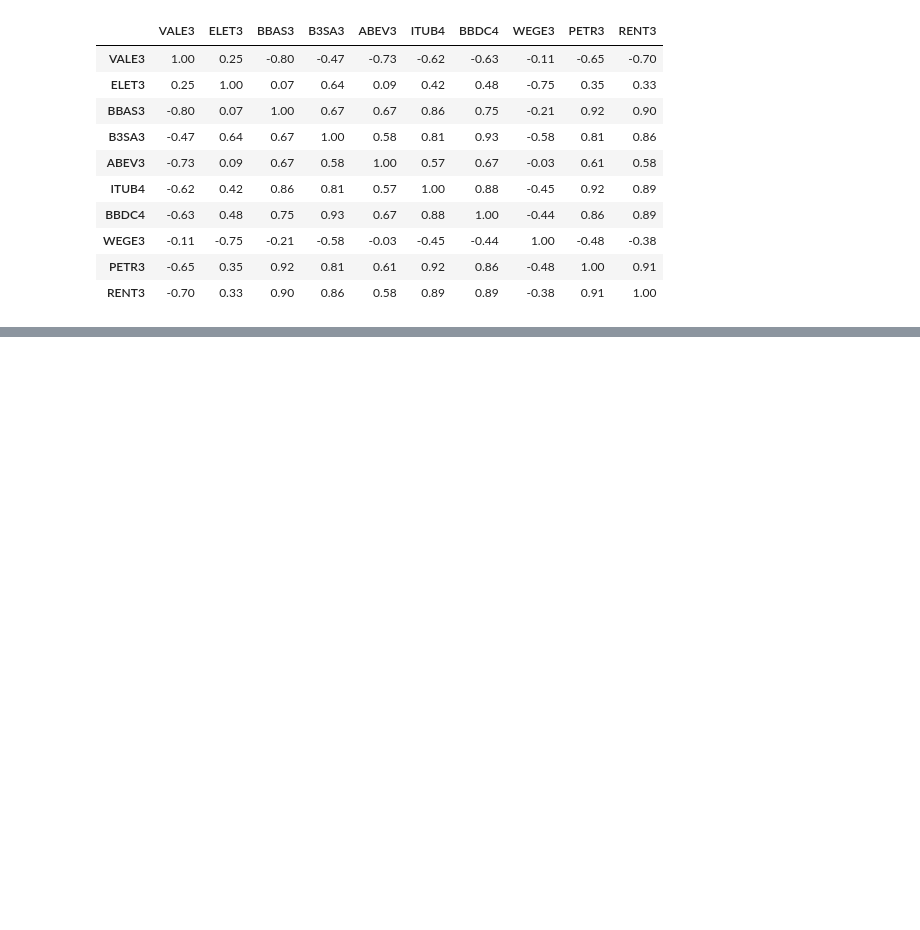
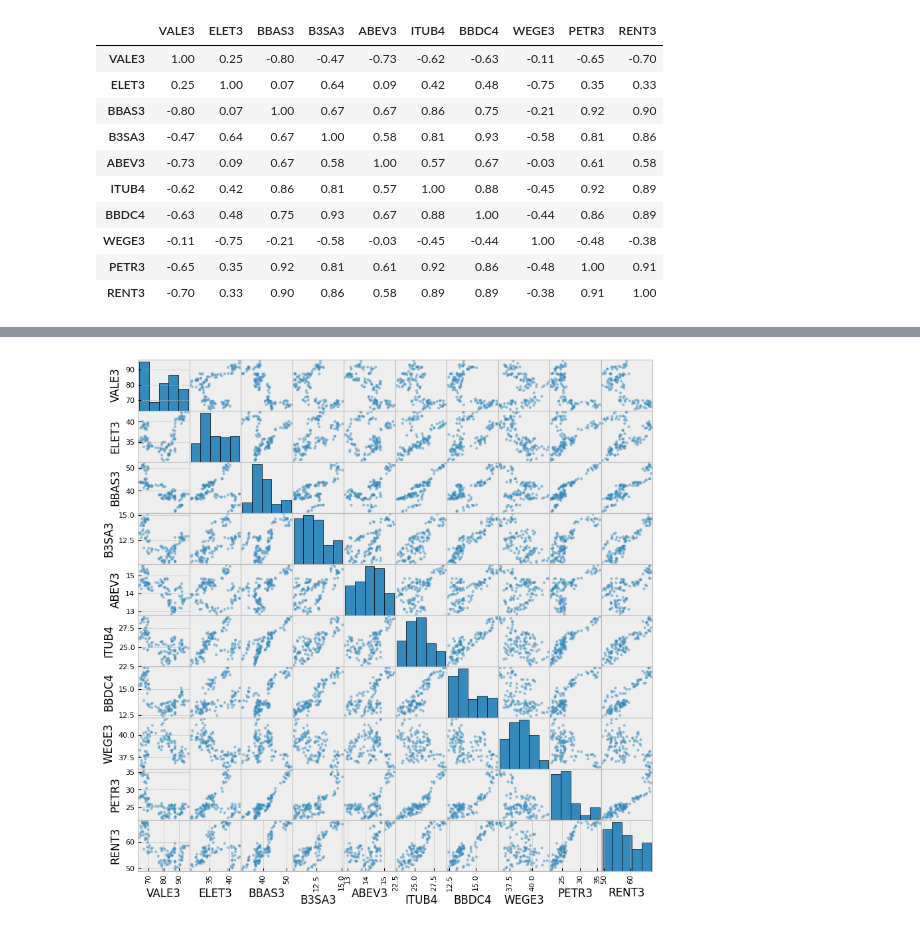
Before and after one commit to thiago207/python-for-data-analysis, a Jupyter notebook: matplotlib-seaborn/com_pandas/3pandas.ipynb, the cells around one changed output, grey strips where cells are left out. Saved outputs shown, nothing was run; the diff lists cells and outputs as text; code cells hidden in the pictures; blank space fills up the shorter version.

```diff
--- a/matplotlib-seaborn/com_pandas/3pandas.ipynb
+++ b/matplotlib-seaborn/com_pandas/3pandas.ipynb
@@ -236,0 +243,4 @@ df_top_10_ibov.corr().style.format(precision=2).background_gradient(cmap='coolwa
+# %%
+scatter_matrix(df_top_10_ibov, figsize=(10, 10), hist_kwds={'bins': 5, 'edgecolor': 'black'});
+# %% [output]
+[figure, added]
```
Also changed, not shown: parts of 1 cell of this notebook.
